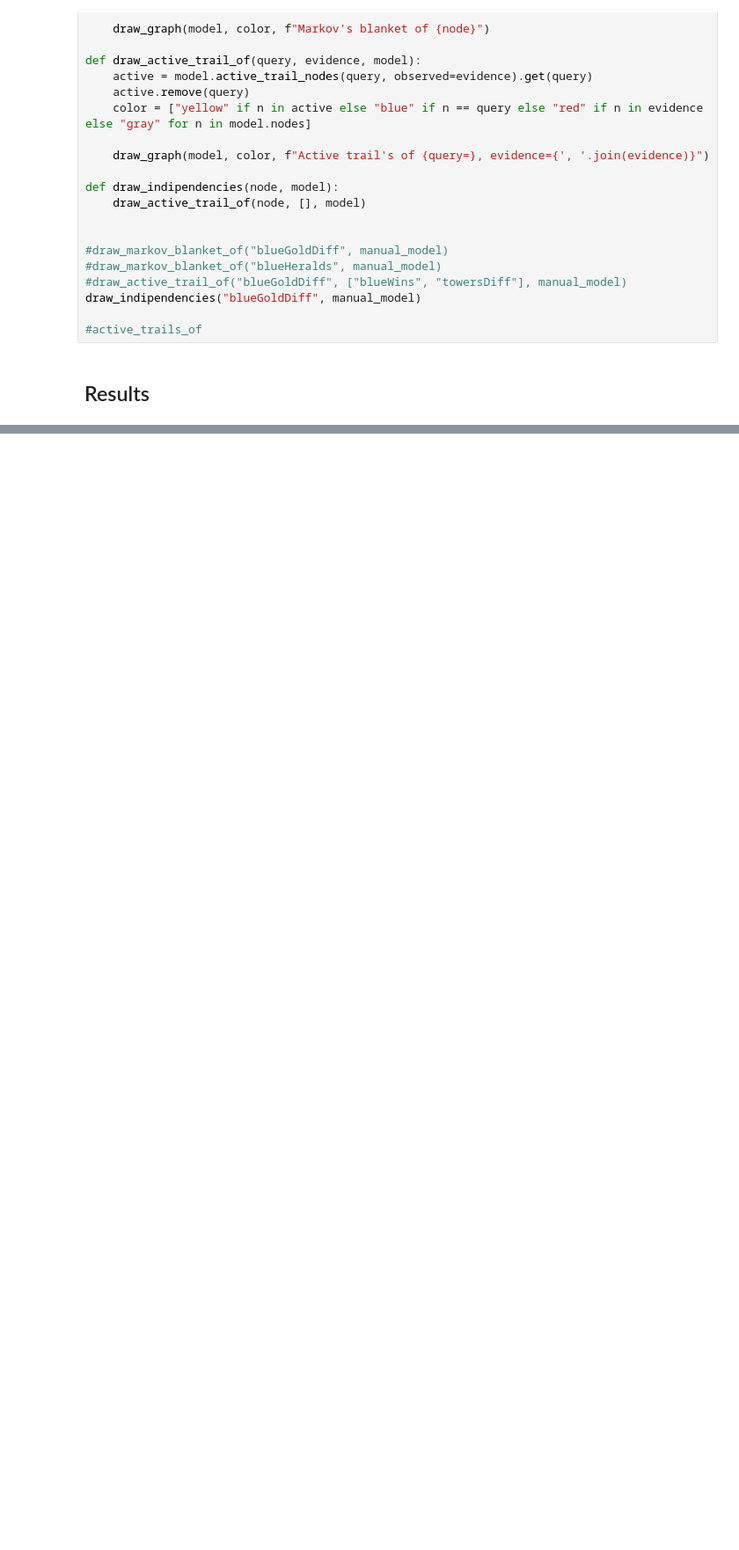
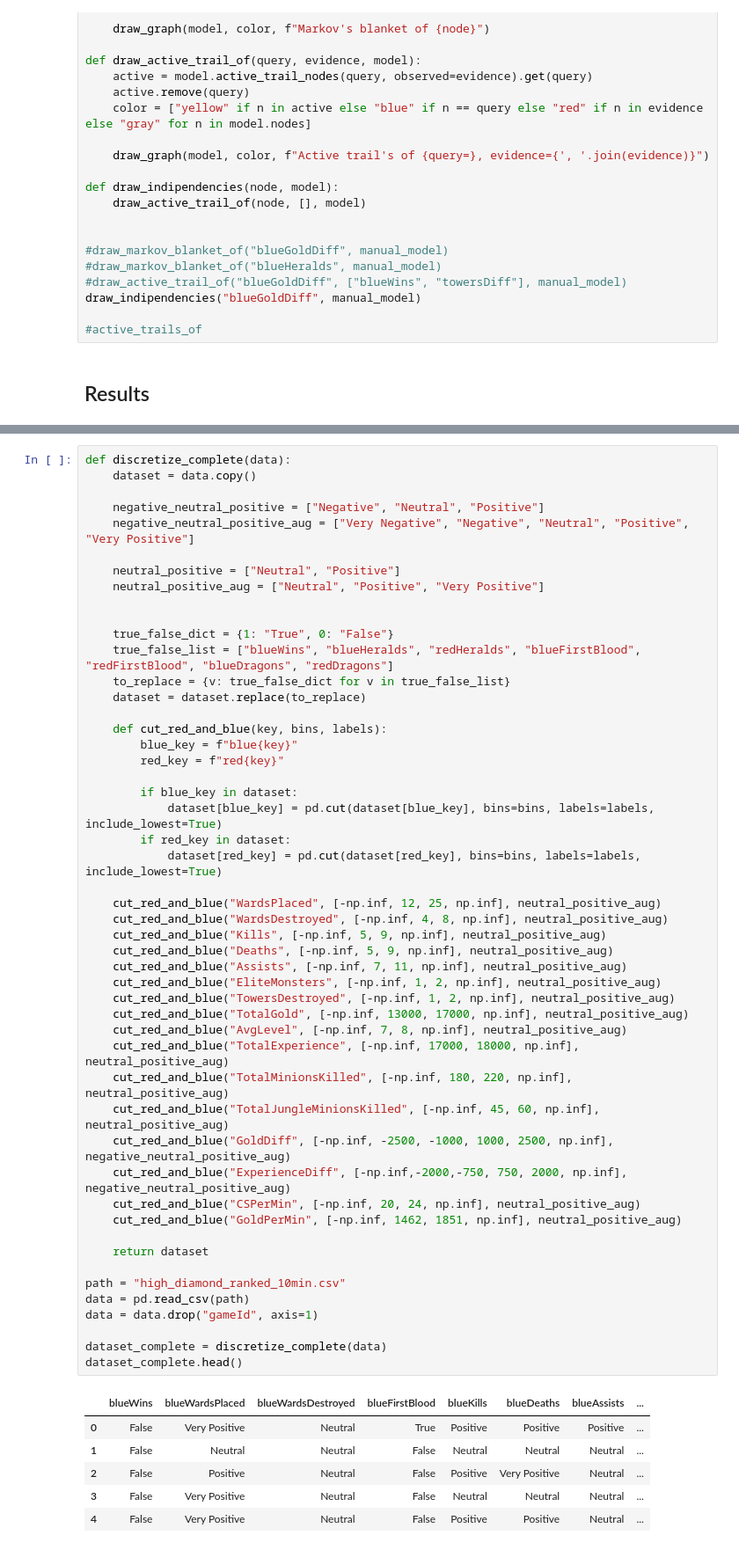
Before and after one commit to elements72/FAIKR-M3, a Jupyter notebook: lol.ipynb, the cells around one changed output, grey strips where cells are left out. Shown at 88% size. Saved outputs shown, nothing was run; the diff lists cells and outputs as text; blank space fills up the shorter version.

```diff
--- a/lol.ipynb
+++ b/lol.ipynb
@@ -353,0 +399,57 @@ draw_indipendencies("blueGoldDiff", manual_model)
+# %%
+def discretize_complete(data):
+    dataset = data.copy()
+
+    negative_neutral_positive = ["Negative", "Neutral", "Positive"]
+    negative_neutral_positive_aug = ["Very Negative", "Negative", "Neutral", "Positive", "Very Positive"]
+
+    neutral_positive = ["Neutral", "Positive"]
+    neutral_positive_aug = ["Neutral", "Positive", "Very Positive"]
+
+
+    true_false_dict = {1: "True", 0: "False"}
+    true_false_list = ["blueWins", "blueHeralds", "redHeralds", "blueFirstBlood", "redFirstBlood", "blueDragons", "redDragons"]
+    to_replace = {v: true_false_dict for v in true_false_list}
+    dataset = dataset.replace(to_replace)
+
+    def cut_red_and_blue(key, bins, labels):
+        blue_key = f"blue{key}"
+        red_key = f"red{key}"
+
+        if blue_key in dataset:
+            dataset[blue_key] = pd.cut(dataset[blue_key], bins=bins, labels=labels, include_lowest=True)
+        if red_key in dataset:
+            dataset[red_key] = pd.cut(dataset[red_key], bins=bins, labels=labels, include_lowest=True)
+
+    cut_red_and_blue("WardsPlaced", [-np.inf, 12, 25, np.inf], neutral_positive_aug)
+    cut_red_and_blue("WardsDestroyed", [-np.inf, 4, 8, np.inf], neutral_positive_aug)
+    cut_red_and_blue("Kills", [-np.inf, 5, 9, np.inf], neutral_positive_aug)
+    cut_red_and_blue("Deaths", [-np.inf, 5, 9, np.inf], neutral_positive_aug)
+    cut_red_and_blue("Assists", [-np.inf, 7, 11, np.inf], neutral_positive_aug)
+    cut_red_and_blue("EliteMonsters", [-np.inf, 1, 2, np.inf], neutral_positive_aug)
+    cut_red_and_blue("TowersDestroyed", [-np.inf, 1, 2, np.inf], neutral_positive_aug)
+    cut_red_and_blue("TotalGold", [-np.inf, 13000, 17000, np.inf], neutral_positive_aug)
+    cut_red_and_blue("AvgLevel", [-np.inf, 7, 8, np.inf], neutral_positive_aug)
+    cut_red_and_blue("TotalExperience", [-np.inf, 17000, 18000, np.inf], neutral_positive_aug)
+    cut_red_and_blue("TotalMinionsKilled", [-np.inf, 180, 220, np.inf], neutral_positive_aug)
+    cut_red_and_blue("TotalJungleMinionsKilled", [-np.inf, 45, 60, np.inf], neutral_positive_aug)
+    cut_red_and_blue("GoldDiff", [-np.inf, -2500, -1000, 1000, 2500, np.inf], negative_neutral_positive_aug)
+    cut_red_and_blue("ExperienceDiff", [-np.inf,-2000,-750, 750, 2000, np.inf], negative_neutral_positive_aug)
+    cut_red_and_blue("CSPerMin", [-np.inf, 20, 24, np.inf], neutral_positive_aug)
+    cut_red_and_blue("GoldPerMin", [-np.inf, 1462, 1851, np.inf], neutral_positive_aug)
+
+    return dataset
+
+path = "high_diamond_ranked_10min.csv"
+data = pd.read_csv(path)
+data = data.drop("gameId", axis=1)
+
+dataset_complete = discretize_complete(data)
+dataset_complete.head()
+# %% [output]
+|  | blueWins | blueWardsPlaced | blueWardsDestroyed | blueFirstBlood | blueKills | blueDeaths | blueAssists | ... |
+| 0 | False | Very Positive | Neutral | True | Positive | Positive | Positive | ... |
+| 1 | False | Neutral | Neutral | False | Neutral | Neutral | Neutral | ... |
+| 2 | False | Positive | Neutral | False | Positive | Very Positive | Neutral | ... |
+| 3 | False | Very Positive | Neutral | False | Neutral | Neutral | Neutral | ... |
+| 4 | False | Very Positive | Neutral | False | Positive | Positive | Neutral | ... |
```
Also changed, not shown: parts of 13 cells of this notebook.
